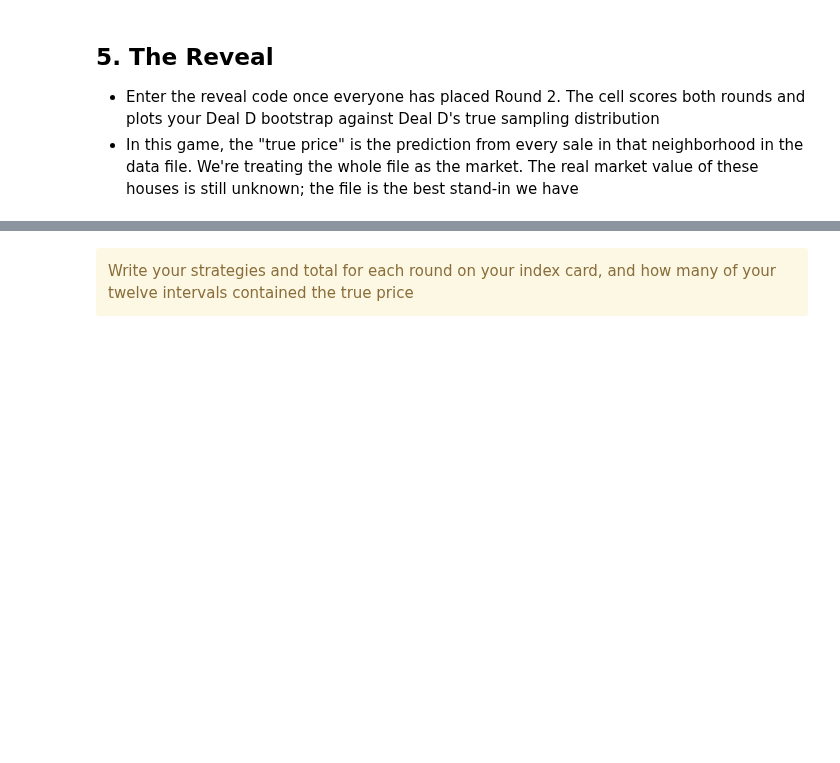
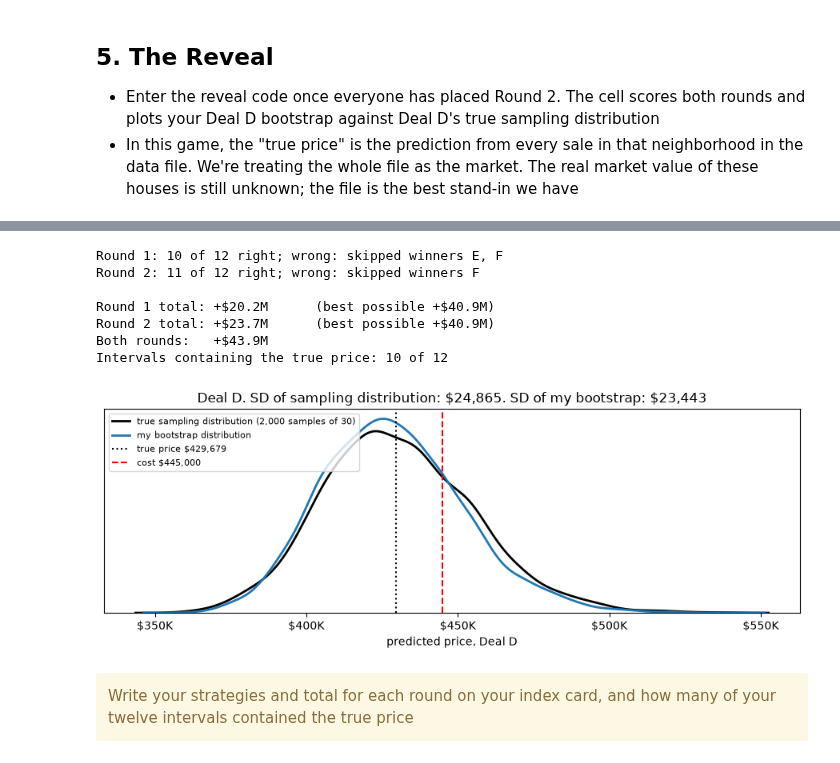
Before and after one commit to hdykens/UU_F26_templates, a Jupyter notebook: Week06/TUESDAY_Bootstrapping.ipynb, the cells around one changed output, grey strips where cells are left out. Saved outputs shown, nothing was run; the diff lists cells and outputs as text; code cells hidden in the pictures; blank space fills up the shorter version.

```diff
--- a/Week06/TUESDAY_Bootstrapping.ipynb
+++ b/Week06/TUESDAY_Bootstrapping.ipynb
@@ -32,7 +32,7 @@ import matplotlib.pyplot as plt
 import seaborn as sns
 from bootstrap_game import *
 
-MY_CODE = "XXXX-XXXX" # TODO: change to the analyst code on your slip
+MY_CODE = "YNRU-TMZM" # TODO: change to the analyst code on your slip
 
 my_comps = unlock_comps(MY_CODE)
 my_comps['A'].head() # your first five Deal A comps (of 30)
@@ -110,7 +146,7 @@ Pick a strategy, or type your own twelve letters (B, 2, or S, one per deal, A to
 
 After you pick, you can double any deal you're confident about: `round_1 = double(round_1, 'C')` buys 200 houses in Deal C. List several letters to double several deals.
 # %%
-ROUND_1 = "???" # TODO: fill in. "model", "cushion", "middle", your own 12 letters, or my_letters
+ROUND_1 = '2 S B S S S S S S 2 B S' # TODO: fill in. "model", "cushion", "middle", your own 12 letters, or my_letters
 CUSHION = 0 # only used by "cushion"; set a value if using this strategy
 
 round_1 = make_bets(ROUND_1, my_comps, my_pred, cushion=CUSHION)
@@ -379,7 +431,7 @@ Using the collection $[\hat{S}_1, ..., \hat{S}_R]$, we can:
 ### 3.5 Bootstrap Your Comps
 - Resample your 30 comps with replacement, predict again, and repeat 1,000 times, for every deal (takes a few seconds)
 # %%
-R = 1000
+R = 10000
 my_reps = {}
 for d in DEALS.index:
     reps = []
@@ -481,7 +536,8 @@ plt.show()
 - New strategy: `"interval"`, which buys only if your whole 95% interval is above the cost. You can also reuse a Round 1 strategy or type your own letters
 - You can double deals again with `double(round_2, ...)`
 # %%
-ROUND_2 = "???"            # "interval", "model", "cushion", "middle", or your own 12 letters
+int_interesting = "interval"            # "interval", "model", "cushion", "middle", or your own 12 letters
+ROUND_2 = '2 S B S B S S S S 2 B S'
 CUSHION = 10_000
 
 round_2 = make_bets(ROUND_2, my_comps, my_pred, cushion=CUSHION, lo=my_lo)
@@ -503,6 +562,7 @@ show_bets(round_2, 'Round 2')
 - Enter the reveal code once everyone has placed Round 2. The cell scores both rounds and plots your Deal D bootstrap against Deal D's true sampling distribution
 - In this game, the "true price" is the prediction from every sale in that neighborhood in the data file. We're treating the whole file as the market. The real market value of these houses is still unknown; the file is the best stand-in we have
 # %%
-REVEAL_CODE = "XXXX-XXXX"      # the code I will announce
+REVEAL_CODE = "F72A-VRQC"      # the code I will announce
 
 truth = reveal(REVEAL_CODE, round_1, round_2, my_lo, my_hi, my_reps)
+# %% [output]
@@ -509,3 +583,11 @@ truth = reveal(REVEAL_CODE, round_1, round_2, my_lo, my_hi, my_reps)
+Round 1: 10 of 12 right; wrong: skipped winners E, F
+Round 2: 11 of 12 right; wrong: skipped winners F
+
+Round 1 total: +$20.2M      (best possible +$40.9M)
+Round 2 total: +$23.7M      (best possible +$40.9M)
+Both rounds:   +$43.9M
+Intervals containing the true price: 10 of 12
+[figure, added]
 # %% [markdown]
 <div class="alert alert-warning">Write your strategies and total for each round on your index card, and how many of your twelve intervals contained the true price</div>
 # %% [markdown]
```
Also changed, not shown: parts of 13 cells of this notebook, 3 other files.
